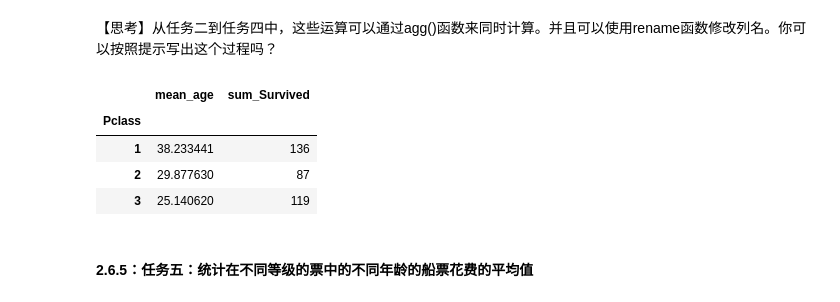
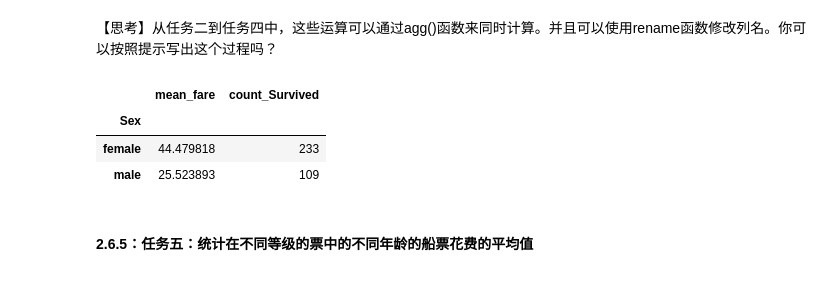
Before and after one commit to Shepherd1701/hands-on-data-analysis, a Jupyter notebook: TASK03.ipynb, the cells around one changed output. Cells and saved outputs as stored; diff of their text form; code cells hidden in the pictures.

```diff
--- a/TASK03.ipynb
+++ b/TASK03.ipynb
@@ -243,17 +243,14 @@ dtype: float64
 性别和客舱等级对存活率也有一定影响，一定程度上反映了对女性的关注，而不同客舱的存活人数有区别，但三种等级的存活率分别为63.0%、47.3%和24.2%，但具体影响是否显著需要进一步建模分析。</div>
 # %% [markdown]
 【思考】从任务二到任务四中，这些运算可以通过agg()函数来同时计算。并且可以使用rename函数修改列名。你可以按照提示写出这个过程吗？
-# %%
-#text.groupby('Survived').agg({'Sex': 'mean', 'Pclass': 'count'}).rename(columns= {'Sex': 'mean_sex', 'Pclass': 'count_pclass'})
-#df.groupby('Survived').agg({'Sex': 'mean', 'Pclass': 'count'})
-
-text.groupby('Pclass').agg({'Age': 'mean', 'Survived': 'sum'}).rename(columns= {'Age': 'mean_age', 'Survived': 'sum_Survived'})
-# %% [output]
-|  | mean_age | sum_Survived |
-| Pclass |  |  |
-| 1 | 38.233441 | 136 |
-| 2 | 29.877630 | 87 |
-| 3 | 25.140620 | 119 |
+# %%
+text.groupby('Sex').agg({'Fare': 'mean', 'Survived': 'sum'}).rename(columns=
+                                {'Fare' : 'mean_fare', 'Survived': 'count_Survived'})
+# %% [output]
+|  | mean_fare | count_Survived |
+| Sex |  |  |
+| female | 44.479818 | 233 |
+| male | 25.523893 | 109 |
 # %% [markdown]
 #### 2.6.5：任务五：统计在不同等级的票中的不同年龄的船票花费的平均值
 # %%
```
Also changed, not shown: parts of 1 cell of this notebook.
